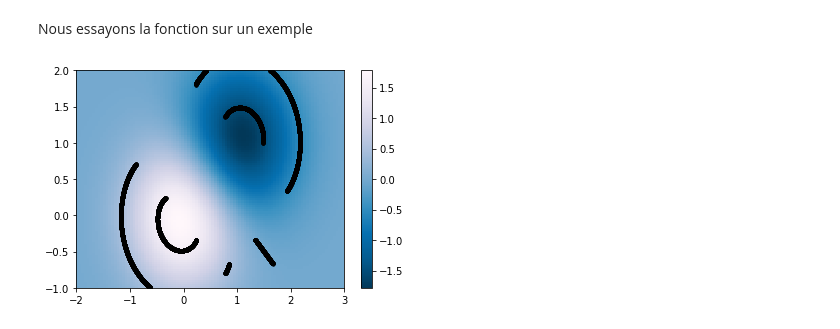
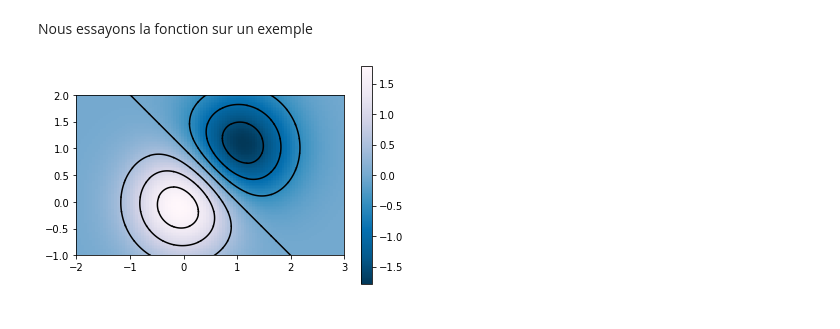
Before and after one commit to florentdup/Projet-maths-info, a Jupyter notebook: noteProjMI.ipynb, the cells around one changed output. Cells and saved outputs as stored; diff of their text form; code cells hidden in the pictures.

```diff
--- a/noteProjMI.ipynb
+++ b/noteProjMI.ipynb
@@ -140,31 +144,36 @@ def contour(f, c=0.0, xc=[0.0,1.0], yc=[0.0,1.0], delta=0.01):
 Nous essayons la fonction sur un exemple
 # %%
 f=lambda x,y:2*(np.exp(-x**2-y**2)-np.exp(-(x-1)**2-(y-1)**2))
+
+
 X,Y=np.linspace(-2,3,100),np.linspace(-1,2,100)
 
 X,Y=np.meshgrid(X,Y)
 
 Z=f(X,Y)
 
 plt.pcolormesh(X, Y, Z,cmap='PuBu_r')
 plt.colorbar()
-case_x=10
-case_y=10
-X_l,Y_l=contour(f,0.0,list(np.linspace(-2,3,case_x)),list(np.linspace(-1,2,case_y)),0.001)
-plt.plot(X_l,Y_l,".",color="black")
 
-X_l,Y_l=contour(f,0.5,list(np.linspace(-2,3,case_x)),list(np.linspace(-1,2,case_y)),0.001)
-plt.plot(X_l,Y_l,".",color="black")
 
-X_l,Y_l=contour(f,-0.5,list(np.linspace(-2,3,case_x)),list(np.linspace(-1,2,case_y)),0.001)
-plt.plot(X_l,Y_l,".",color="black")
+case_x=12
+case_y=12
+delta=0.005
 
-X_l,Y_l=contour(f,1.5,list(np.linspace(-2,3,case_x)),list(np.linspace(-1,2,case_y)),0.001)
-plt.plot(X_l,Y_l,".",color="black")
+liste_c=[-1.5,-1,-0.5,0.0,0.5,1.0,1.5]
 
-X_l,Y_l=contour(f,-1.5,list(np.linspace(-2,3,case_x)),list(np.linspace(-1,2,case_y)),0.001)
-plt.plot(X_l,Y_l,".",color="black")
+for c in liste_c:
+    grille_x=list(np.linspace(-2,3,case_x))
+    grille_y=list(np.linspace(-1,2,case_y))
+
+    X_l,Y_l=contour(f,c,grille_x,grille_y,delta)
+
+    for x, y in zip(X_l, Y_l):
+        plt.plot(x, y,color="black")
+
+ax = plt.gca()
+ax.set_aspect('equal')
 
 plt.show()
 # %% [output]
-[figure, old version]
+[figure, new version]
```
Also changed, not shown: parts of 1 cell of this notebook.
